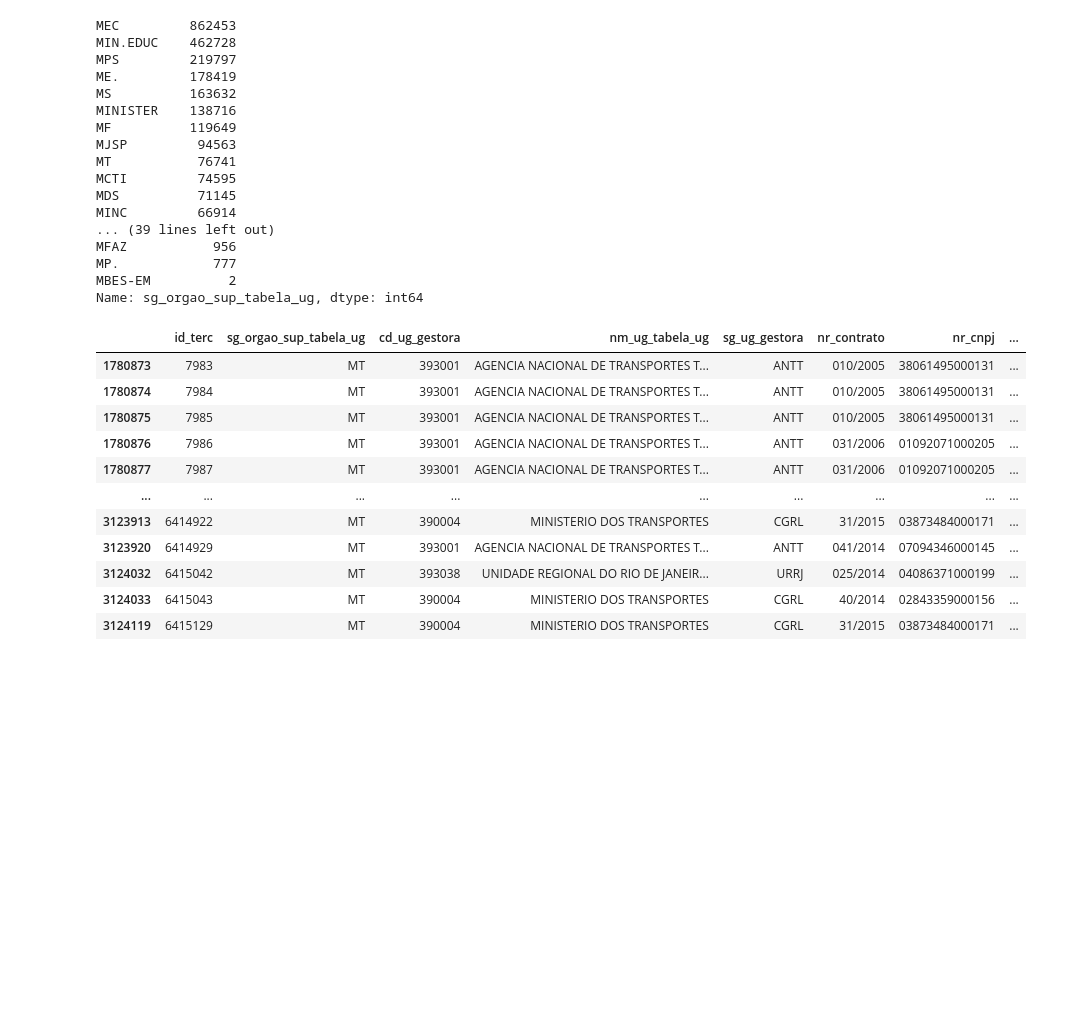
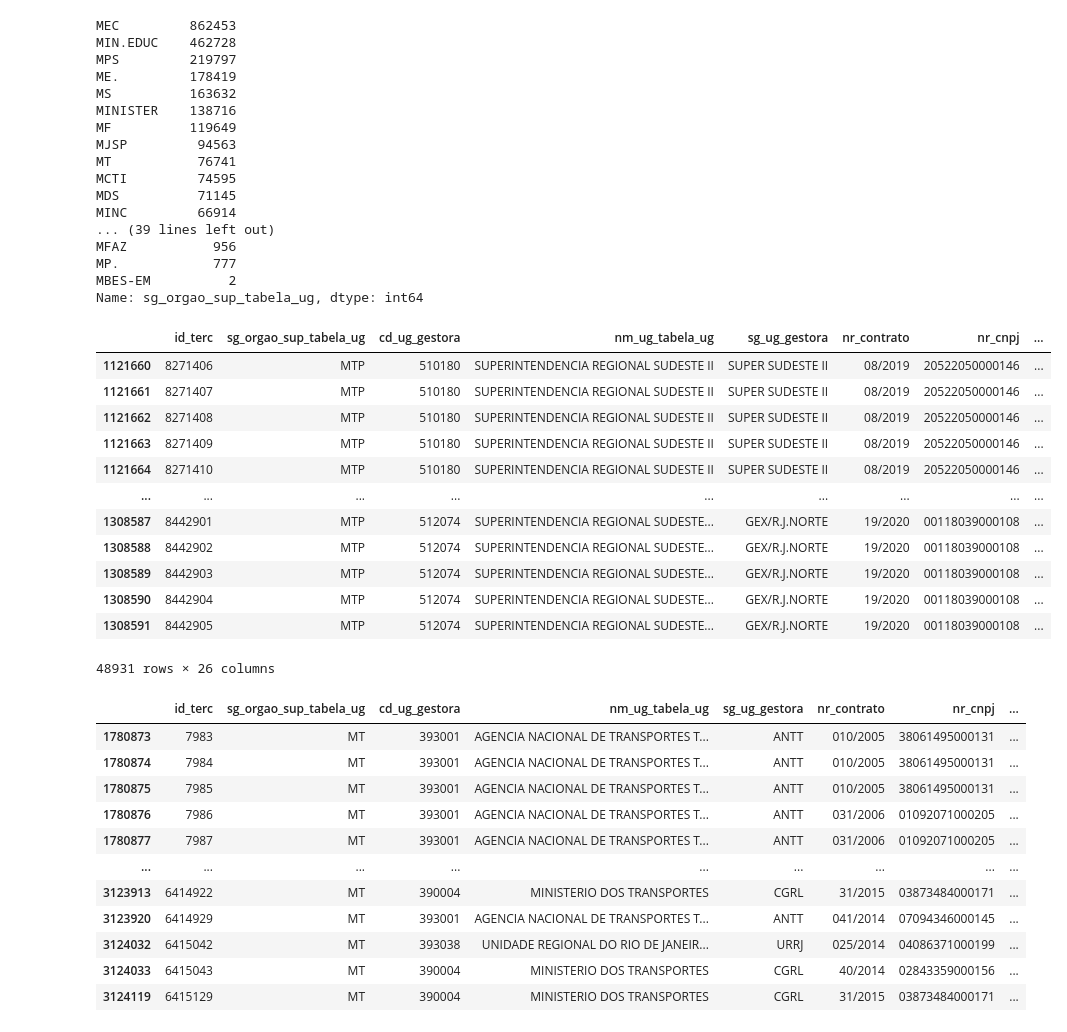
Before and after one commit to lab-dados-seges/dados-terceirizados, a Jupyter notebook: analises/historico_terceirizados.ipynb, the cells around one changed output. Saved outputs shown, nothing was run; the diff lists cells and outputs as text; code cells hidden in the pictures; blank space fills up the shorter version.

```diff
--- a/analises/historico_terceirizados.ipynb
+++ b/analises/historico_terceirizados.ipynb
@@ -481,6 +482,22 @@ MFAZ           956
 MP.            777
 MBES-EM          2
 Name: sg_orgao_sup_tabela_ug, dtype: int64
+# %%
+df_final_cbo[df_final_cbo["sg_orgao_sup_tabela_ug"] == "MTP"]
+# %% [output]
+|  | id_terc | sg_orgao_sup_tabela_ug | cd_ug_gestora | nm_ug_tabela_ug | sg_ug_gestora | nr_contrato | nr_cnpj | ... |
+| 1121660 | 8271406 | MTP | 510180 | SUPERINTENDENCIA REGIONAL SUDESTE II | SUPER SUDESTE II | 08/2019 | 20522050000146 | ... |
+| 1121661 | 8271407 | MTP | 510180 | SUPERINTENDENCIA REGIONAL SUDESTE II | SUPER SUDESTE II | 08/2019 | 20522050000146 | ... |
+| 1121662 | 8271408 | MTP | 510180 | SUPERINTENDENCIA REGIONAL SUDESTE II | SUPER SUDESTE II | 08/2019 | 20522050000146 | ... |
+| 1121663 | 8271409 | MTP | 510180 | SUPERINTENDENCIA REGIONAL SUDESTE II | SUPER SUDESTE II | 08/2019 | 20522050000146 | ... |
+| 1121664 | 8271410 | MTP | 510180 | SUPERINTENDENCIA REGIONAL SUDESTE II | SUPER SUDESTE II | 08/2019 | 20522050000146 | ... |
+| ... | ... | ... | ... | ... | ... | ... | ... | ... |
+| 1308587 | 8442901 | MTP | 512074 | SUPERINTENDENCIA REGIONAL SUDESTE... | GEX/R.J.NORTE | 19/2020 | 00118039000108 | ... |
+| 1308588 | 8442902 | MTP | 512074 | SUPERINTENDENCIA REGIONAL SUDESTE... | GEX/R.J.NORTE | 19/2020 | 00118039000108 | ... |
+| 1308589 | 8442903 | MTP | 512074 | SUPERINTENDENCIA REGIONAL SUDESTE... | GEX/R.J.NORTE | 19/2020 | 00118039000108 | ... |
+| 1308590 | 8442904 | MTP | 512074 | SUPERINTENDENCIA REGIONAL SUDESTE... | GEX/R.J.NORTE | 19/2020 | 00118039000108 | ... |
+| 1308591 | 8442905 | MTP | 512074 | SUPERINTENDENCIA REGIONAL SUDESTE... | GEX/R.J.NORTE | 19/2020 | 00118039000108 | ... |
+48931 rows × 26 columns
 # %%
 df_final_cbo[df_final_cbo["sg_orgao_sup_tabela_ug"] == "MT"]
 # %% [output]
```
Also changed, not shown: parts of 11 cells of this notebook, 4 other files.
